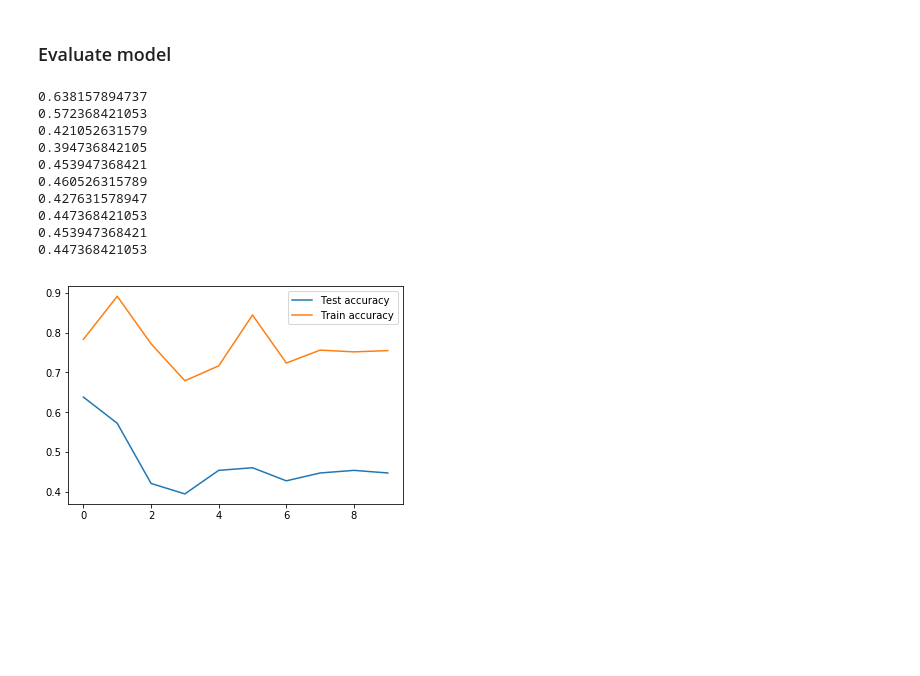
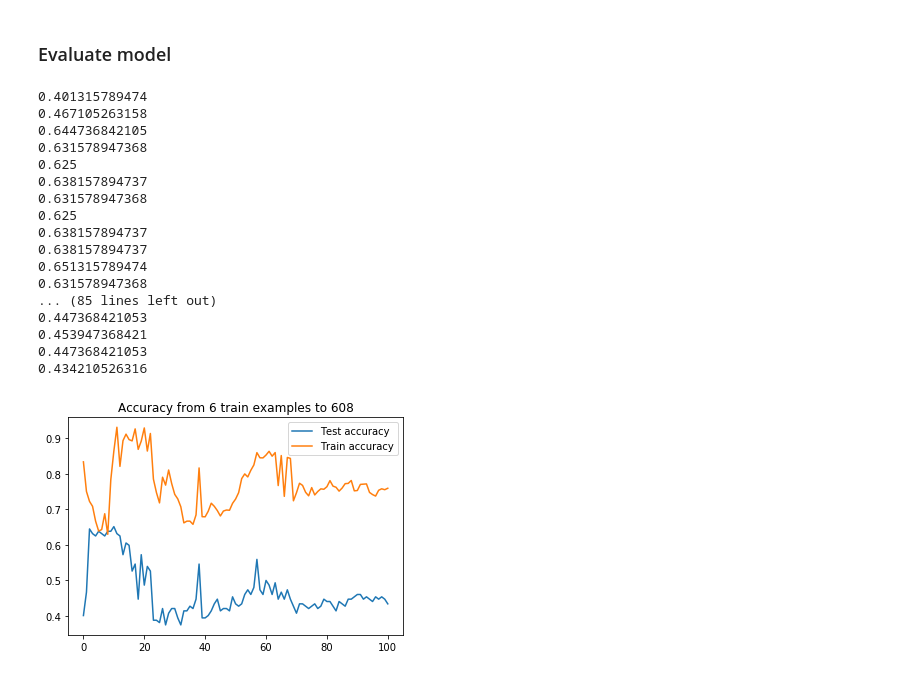
Before and after one commit to adamazon/adamazon-code, a Jupyter notebook: Helpful score prediction.ipynb, the cells around one changed output. Drawn from its saved outputs; the diff is of its cells as text; code cells hidden in the pictures; blank space fills up the shorter version.

Commit message:
Evalute model more steps

```diff
--- a/Helpful score prediction.ipynb
+++ b/Helpful score prediction.ipynb
@@ -245,8 +245,8 @@ avg / total       0.52      0.43      0.41       152
 # %%
 train_accs = []
 test_accs = []
-
-for i in range(int(len(X_train) / 10), len(X_train), int(len(X_train) / 10)):
+steps = 100
+for i in range(int(len(X_train) / steps), len(X_train), int(len(X_train) / steps)):
     model = create_pipeline(classifier=SVC(kernel='linear'))
     model.fit(X_train[:i], y_train[:i])
 
@@ -259,19 +259,27 @@ for i in range(int(len(X_train) / 10), len(X_train), int(len(X_train) / 10)):
     test_accs.append(test_acc)
     print(test_acc)
 # %% [output]
+0.401315789474
+0.467105263158
+0.644736842105
+0.631578947368
+0.625
 0.638157894737
-0.572368421053
-0.421052631579
-0.394736842105
-0.453947368421
-0.460526315789
-0.427631578947
+0.631578947368
+0.625
+0.638157894737
+0.638157894737
+0.651315789474
+0.631578947368
+... (85 lines left out)
 0.447368421053
 0.453947368421
 0.447368421053
+0.434210526316
 # %%
 plt.plot(test_accs, label="Test accuracy")
 plt.plot(train_accs, label="Train accuracy")
+plt.title('Accuracy from '+ str(int(len(X_train) / steps)) + ' train examples to ' + str(len(X_train)))
 plt.legend();
 # %% [output]
-[figure, old version]
+[figure, new version]
```
